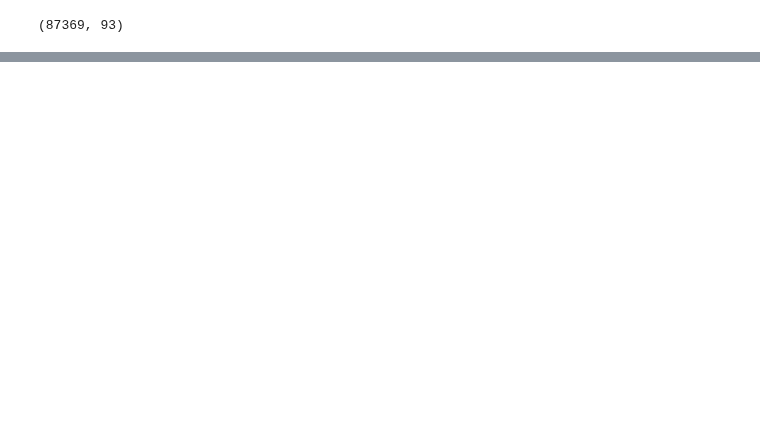
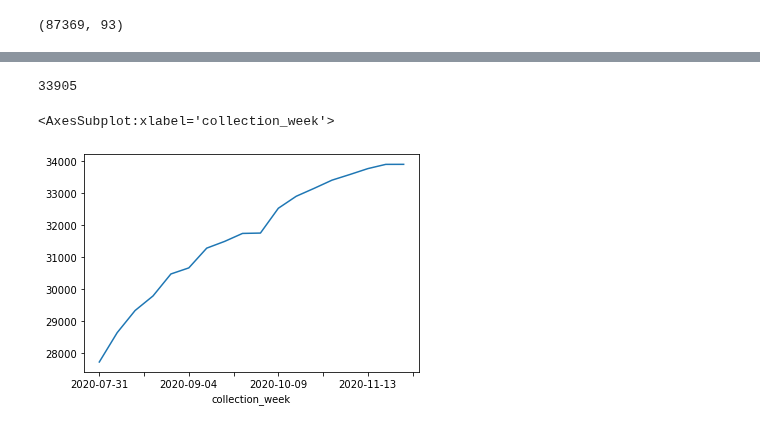
Before and after one commit to tahentx/pv_workbook, a Jupyter notebook: datascience/misc/c19_capacity.ipynb, the cells around one changed output, grey strips where cells are left out. Saved outputs shown, nothing was run; the diff lists cells and outputs as text; code cells hidden in the pictures; blank space fills up the shorter version.

```diff
--- a/datascience/misc/c19_capacity.ipynb
+++ b/datascience/misc/c19_capacity.ipynb
@@ -12,3 +50,14 @@ cols = ['state', 'ccn', 'hospital_name','city','hospital_subtype','previous_day_
+# %%
+weekly_df = covid_df.groupby('collection_week')['total_adult_patients_hospitalized_confirmed_covid_7_day_coverage'].sum().astype(int).dropna()
+# %%
+weekly_df.max()
+# %% [output]
+33905
+# %%
+weekly_df.plot()
+# %% [output]
+<AxesSubplot:xlabel='collection_week'>
+[figure, added]
 # %%
 smaller_df = covid_df[cols]
 # %%
```
Also changed, not shown: parts of 12 cells of this notebook.
